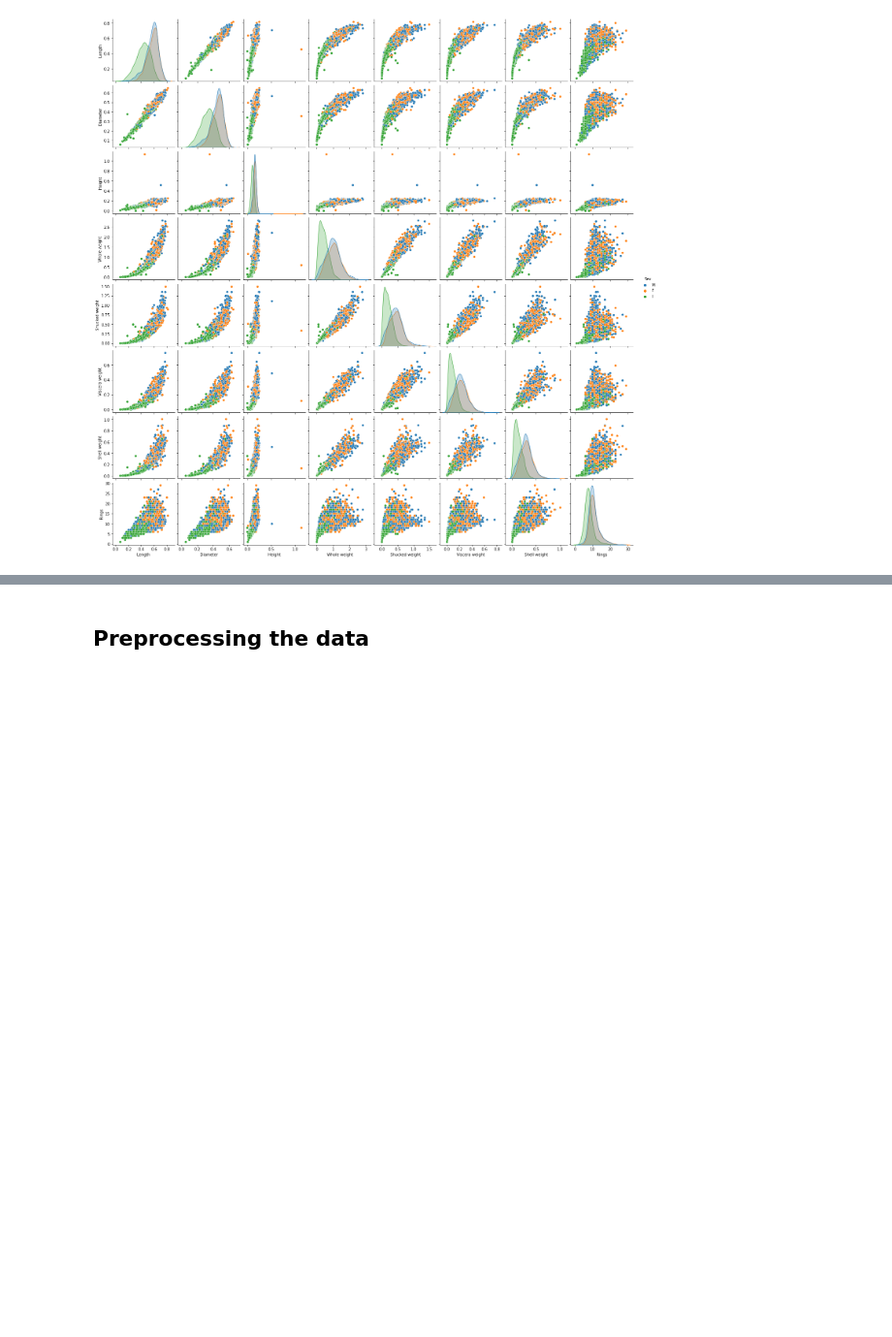
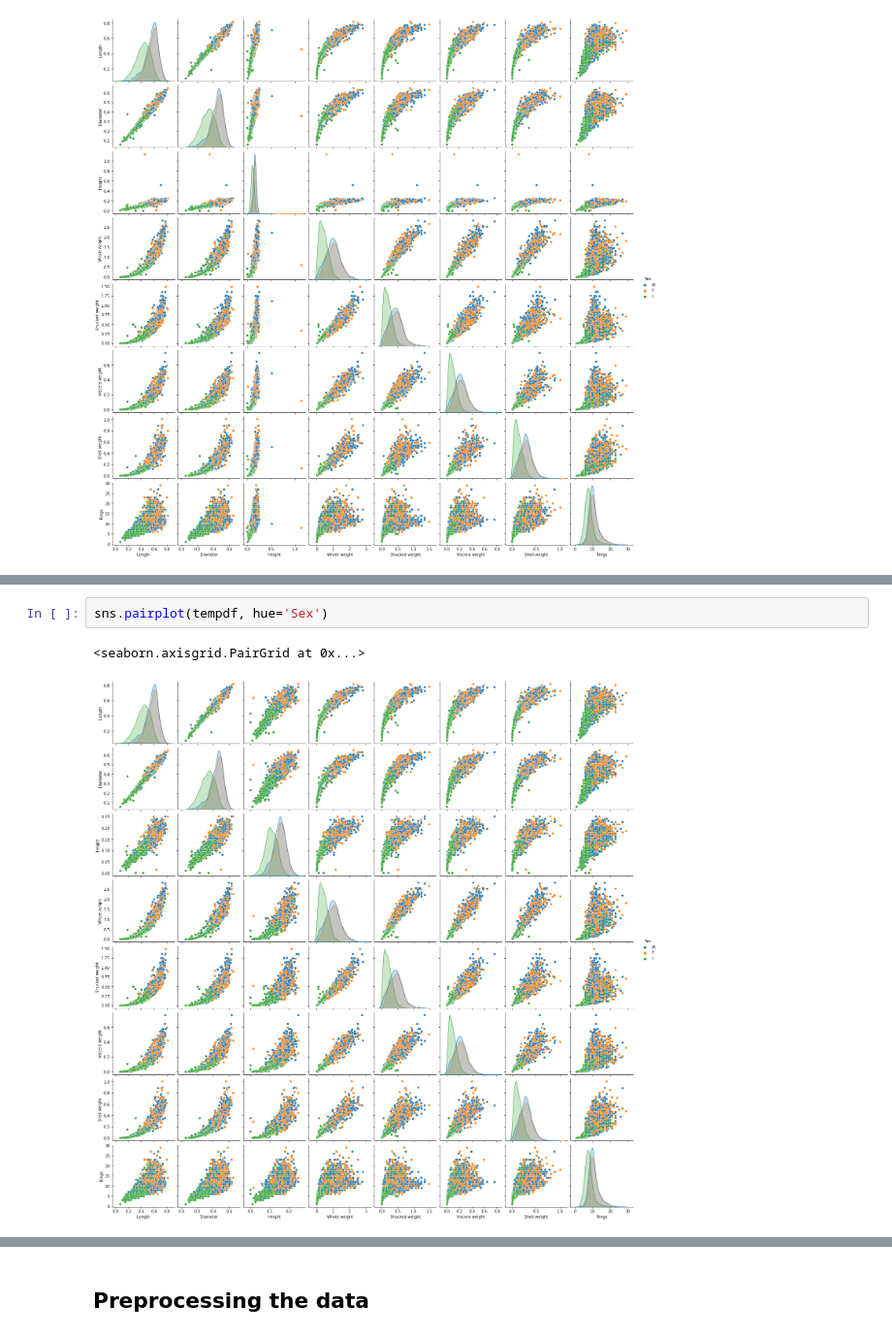
Before and after one commit to martembr/machinelearning, a Jupyter notebook: Abalone.ipynb, the cells around one changed output, grey strips where cells are left out. Shown at 97% size. Saved outputs shown, nothing was run; the diff lists cells and outputs as text; blank space fills up the shorter version.

```diff
--- a/Abalone.ipynb
+++ b/Abalone.ipynb
@@ -90,0 +110,5 @@ From the pairplot we can see that when it comes to the height variable there are
+# %%
+sns.pairplot(tempdf, hue='Sex')
+# %% [output]
+<seaborn.axisgrid.PairGrid at 0x...>
+[figure, added]
```
Also changed, not shown: parts of 9 cells of this notebook.
